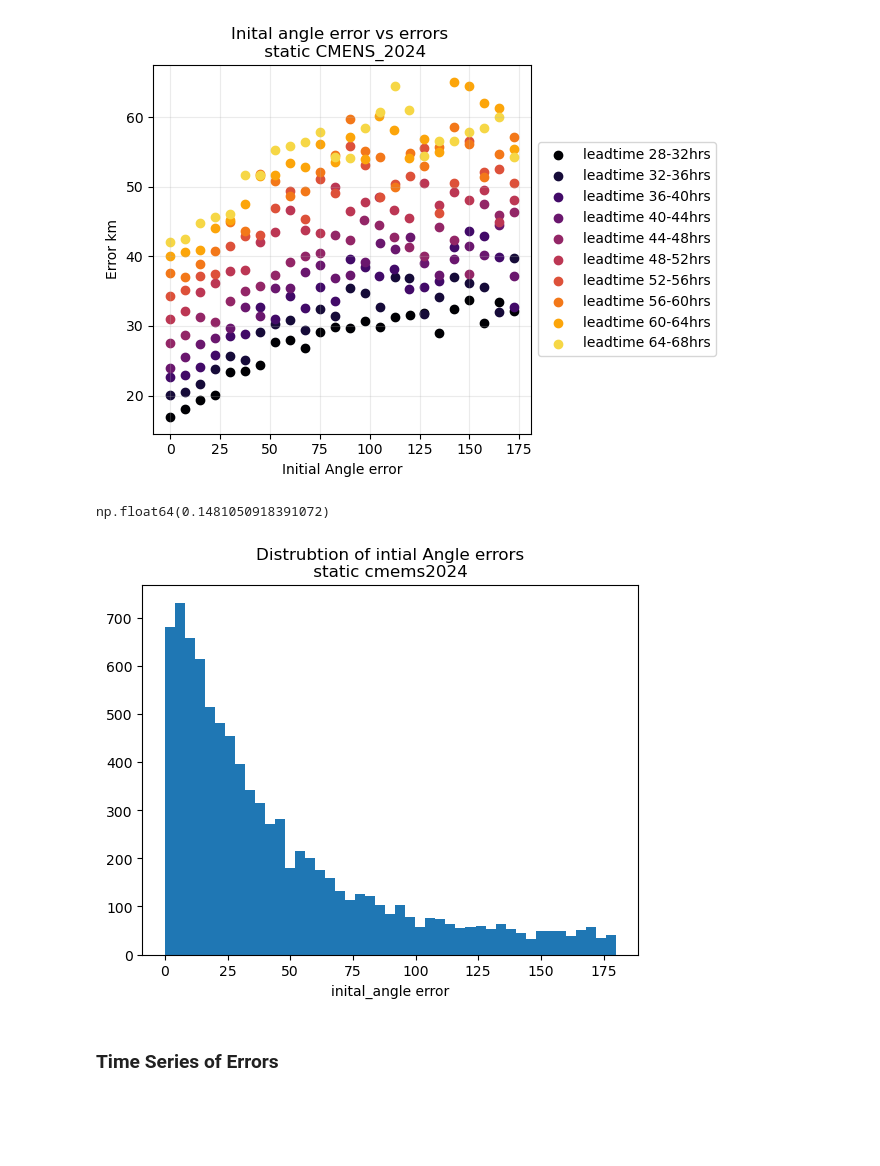
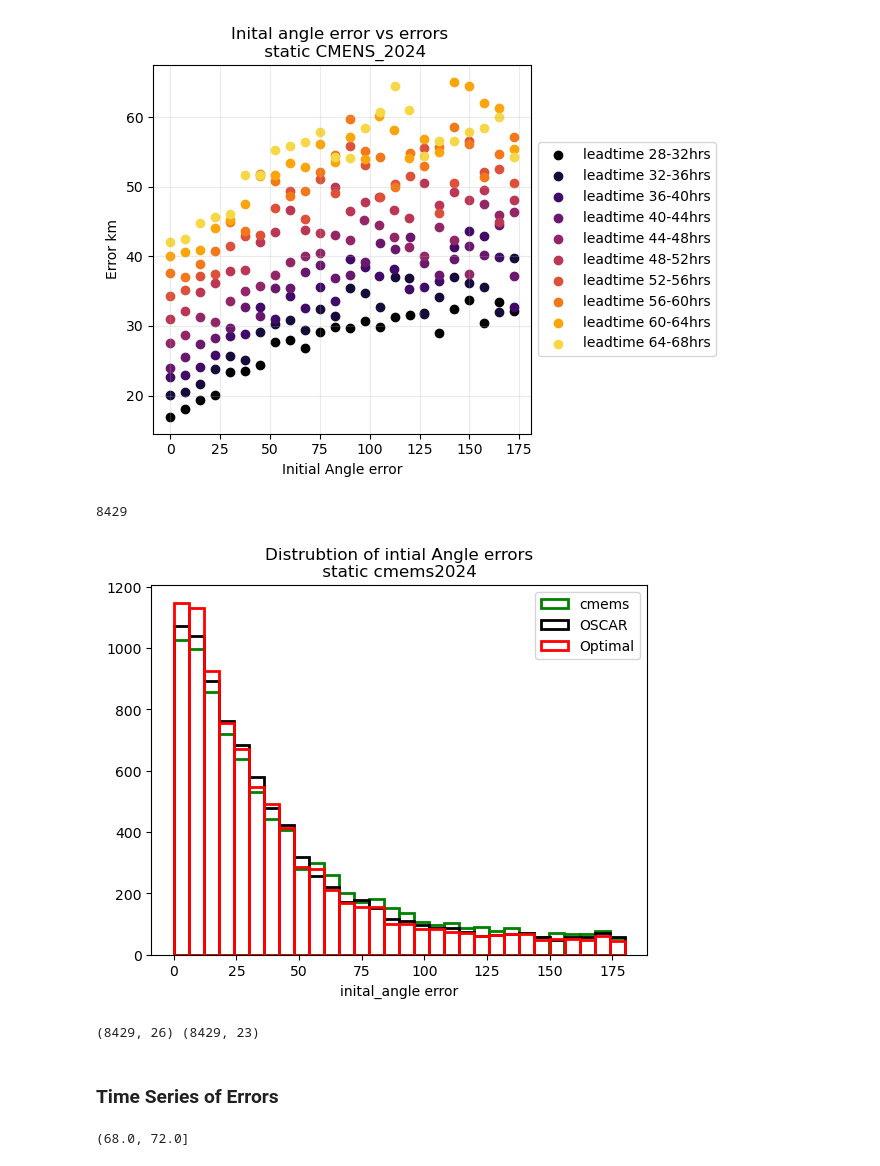
Before and after one commit to Colin-zerfass/fate-core, a Jupyter notebook: Code/forecast_errors_inital_mapping.ipynb, the cells around one changed output. Saved outputs shown, nothing was run; the diff lists cells and outputs as text; code cells hidden in the pictures; blank space fills up the shorter version.

Commit message:
Mapped oscar speeds into master dataset, generatedd optimal forecasts beased off of initial angle error

```diff
--- a/Code/forecast_errors_inital_mapping.ipynb
+++ b/Code/forecast_errors_inital_mapping.ipynb
@@ -40,7 +59,9 @@ longlist["lats"], longlist["lons"] = funcs.list_of_latlon(ds, False)
 longlist["x_speed"] = funcs.Column_to_List(ds, "x_speed", idlist = False)
 longlist["y_speed"] = funcs.Column_to_List(ds, "y_speed", idlist = False)
 longlist["v_mapped"], longlist["BuoyID"]  =funcs.Column_to_List(ds, "mapped_v", idlist = True)
+longlist["v_mapped_OSCAR"], longlist["BuoyID"]  =funcs.Column_to_List(ds, "mapped_v_oscar", idlist = True)
 longlist["u_mapped"] = funcs.Column_to_List(ds, "mapped_u", idlist = False)
+longlist["u_mapped_OSCAR"] = funcs.Column_to_List(ds, "mapped_u_oscar", idlist = False)
 longlist.Time = pd.to_datetime(longlist.Time)
 mask = (longlist.Time > pd.Timestamp('2023-12-31'))
 longlist = longlist[mask].reset_index(drop = True)
@@ -120,3 +168,19 @@ ax.legend()
+# %%
+### merging forecast data with mapped speeds
+oscar = fc2.query("model == 'OSCAR'").reset_index(drop = True)
+oscar_merged = merge_forecast_true(oscar, longlist)
+oscar_merged = oscar_merged.rename(columns= {"u_mapped_OSCAR" : "u_mapped_comb", "v_mapped_OSCAR": "v_mapped_comb"})
+
+cmems = fc2.query("model =='cmems'").reset_index(drop = True)
+cmems_merged = merge_forecast_true(cmems, longlist)
+cmems_merged = cmems_merged.rename(columns= {"u_mapped" : "u_mapped_comb", "v_mapped": "v_mapped_comb"})
+fc_opt = pd.concat([cmems_merged, oscar_merged])
+# %%
+fc_opt["projection"] = (fc_opt.y_speed * fc_opt.v_mapped_comb)+ (fc_opt.x_speed * fc_opt.u_mapped_comb)
+fc_opt["projection"]  = fc_opt["projection"]/(fc_opt.x_speed**2 +fc_opt.y_speed**2 )**(1/2)
+fc_opt["initial_angle"] = fc_opt["projection"]/(fc_opt.u_mapped_comb**2 +fc_opt.v_mapped_comb**2 )**(1/2)
+fc_opt["initial_angle"] = np.arccos(fc_opt["initial_angle"])*180/np.pi
+fc_opt_saved = fc_opt.copy()
 # %% [markdown]
 ### Projection of dFAD onto the model speeds vs errors.
 # %%
@@ -176,18 +260,39 @@ fig.tight_layout()
 (56.0, 60.0]
 (60.0, 64.0]
 [figure]
+# %%
+## remove duplicate forecasts
+def add_inital_time(ds:pd.DataFrame):
+    """adds intial time of forecast (time - leadtime) and changes collumns to pd.DateTime objects"""
+    ds["Time"] = pd.to_datetime(ds["Time"])
+    ds["initial_time"] =  ds["Time"] - pd.to_timedelta(ds["leadtime"], unit = "hours")
+    ds["initial_time"] = ds["initial_time"].dt.round(freq = "min")
+    return ds
+merged = add_inital_time(merged)
+merged_clean = merged.drop_duplicates(subset=['BuoyID', 'initial_time', 'leadtime'], keep='first')
 # %%
 ### distribution of inittial error speeds.
-initial_speeds = merged.query("leadtime == 0")
-Greater90 = initial_speeds.query("Initial_angle > 90")["Initial_angle"].count()
+initial_speeds = merged_clean.query("leadtime == 0")
+initial_speeds_opt = fc_opt.query("leadtime == 0")
+Greater90 = initial_speeds.query("initial_angle > 90")["initial_angle"].count()
 fig, ax =plt.subplots()
-ax.hist(initial_speeds.Initial_angle, 45)
+ax.hist(initial_speeds.initial_angle, 30, fill= None, edgecolor = "g", lw =2, label = "cmems")
+ax.hist(initial_speeds.initial_angle_OSCAR, 30, fill= None, edgecolor = "k", lw = 2, label = "OSCAR")
+ax.hist(initial_speeds_opt.initial_angle, 30, fill= None, edgecolor = "r", lw = 2, label = "Optimal")
 ax.set_xlabel("inital_angle error")
 ax.set_title("Distrubtion of intial Angle errors\n static cmems2024 ")
-Greater90/initial_speeds.Initial_angle.count()
+ax.legend()
+Greater90/initial_speeds.initial_angle.count()
+initial_speeds.shape[0]
+initial_speeds_opt.shape[0]
 # %% [output]
-np.float64(0.1481050918391072)
+8429
-[figure, old version]
+[figure, new version]
+# %%
+## checking number of forecasts
+print(initial_speeds.shape, initial_speeds_opt.shape)
+# %% [output]
+(8429, 26) (8429, 23)
 # %% [markdown]
 ### Time Series of Errors
 # %%
@@ -205,9 +314,13 @@ def Forecast_timeseries(ds:pd.DataFrame, window:int, bin)-> pd.DataFrame:
     return ts24
 # %%
 window = 7
+a = binlist[18]
+print(a)
 fcts = Forecast_timeseries(fc, window , a)
 fcts2 = Forecast_timeseries(fc2,window, a)
 fcts3 = Forecast_timeseries(fc3, window, a)
+# %% [output]
+(68.0, 72.0]
 # %%
 fig, ax = plt.subplots()
 #CMEMS
```
Also changed, not shown: parts of 23 cells of this notebook, 3 other files.
